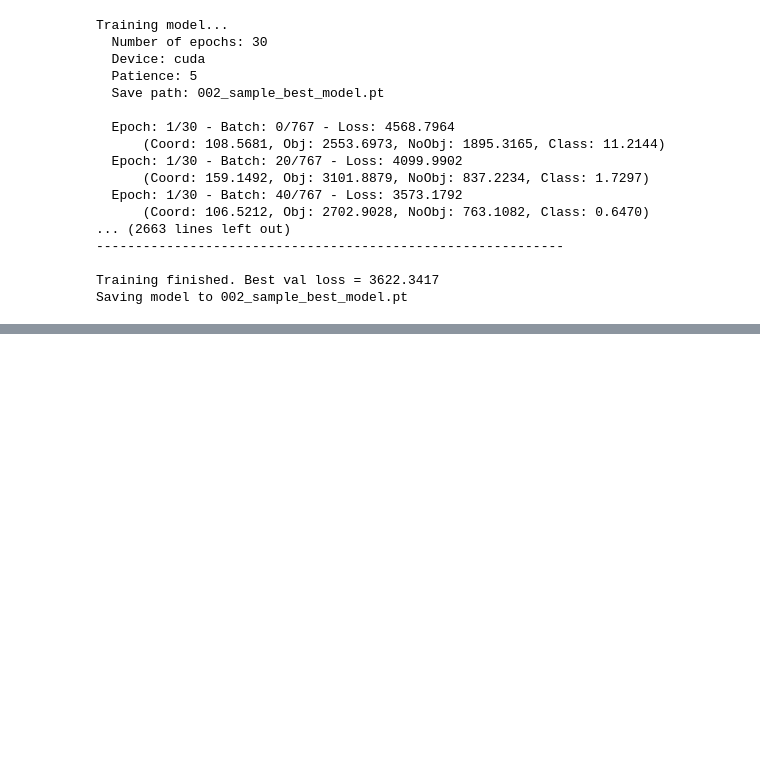
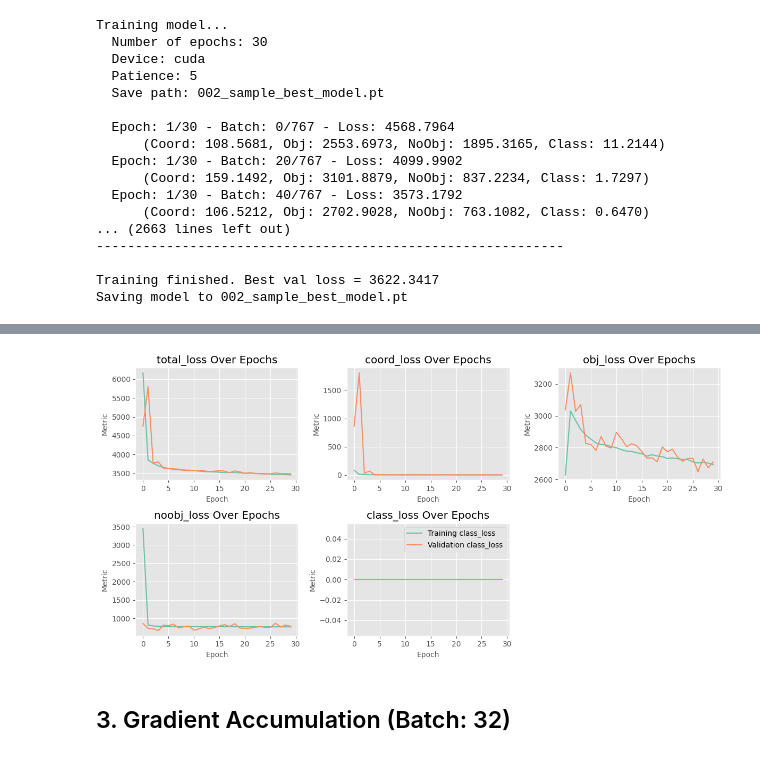
Before and after one commit to automatedtomato/sar_yolo, a Jupyter notebook: notebooks/0001_sample_model.ipynb, the cells around one changed output, grey strips where cells are left out. Cells and saved outputs as stored; diff of their text form; code cells hidden in the pictures; blank space fills up the shorter version.

```diff
--- a/notebooks/0001_sample_model.ipynb
+++ b/notebooks/0001_sample_model.ipynb
@@ -116,0 +182,8 @@ Figure saved at figures/001_learning_curve.png
+# %%
+from models.train_val.evaluation import learning_curve
+
+learning_curve(train_history, val_history, save_path='figures/002_learning_curve.png')
+# %% [output]
+[figure, added]
+# %% [markdown]
+## 3. Gradient Accumulation (Batch: 32)
```
Also changed, not shown: parts of 7 cells of this notebook, 11 other files.
